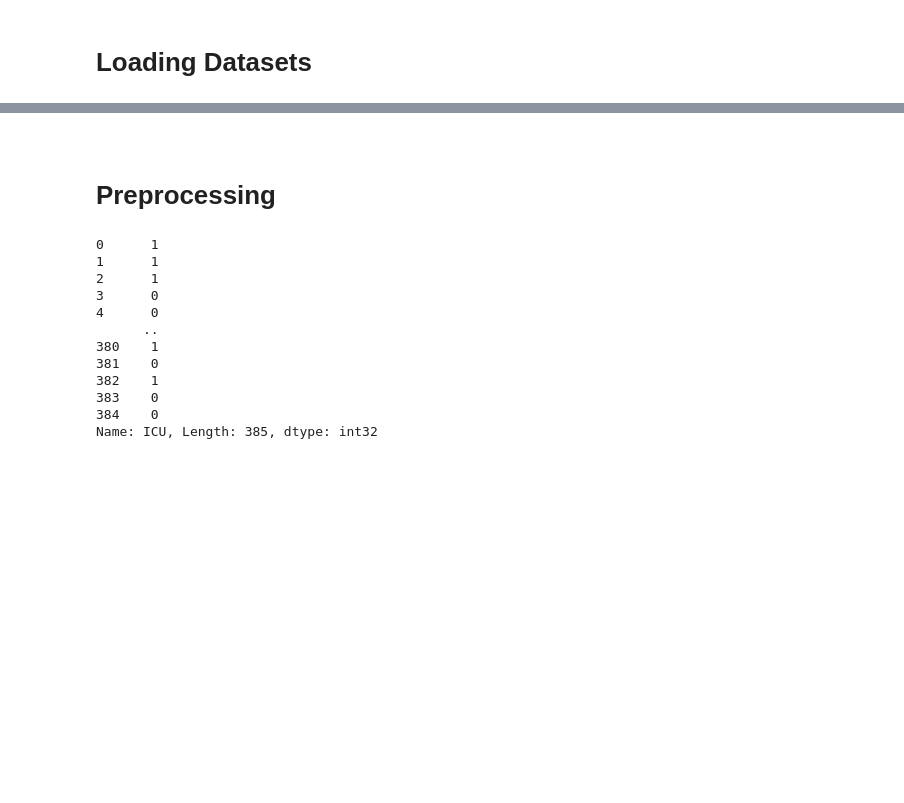
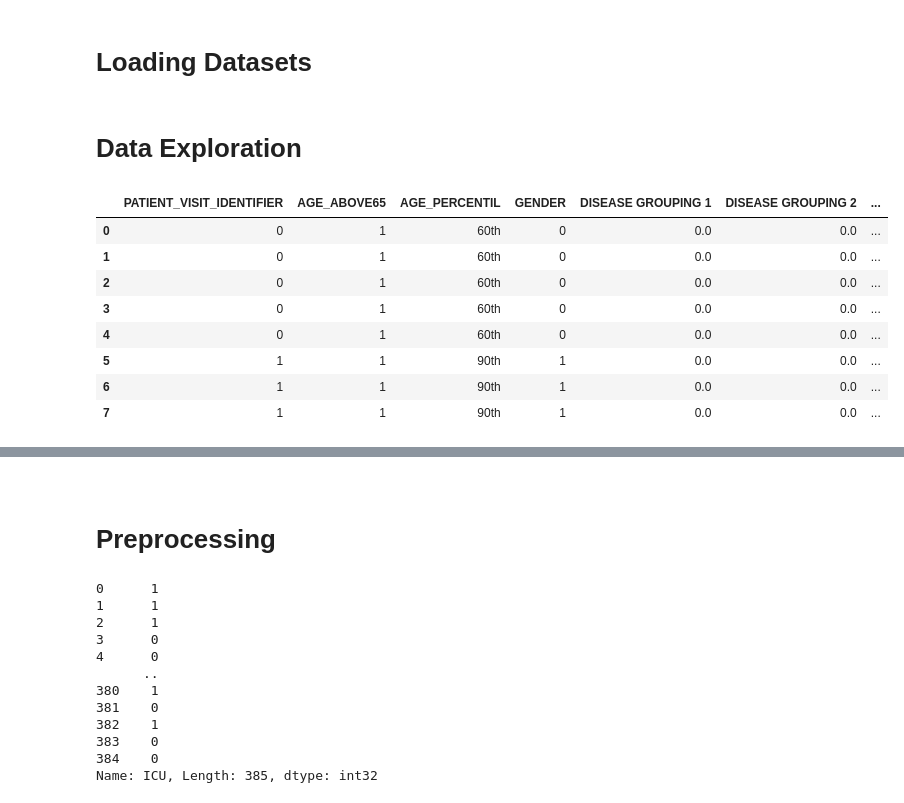
Before and after one commit to MetisPrometheus/Data-Master-23V, a Jupyter notebook: baseline_model.ipynb, the cells around one changed output, grey strips where cells are left out. Drawn from its saved outputs; the diff is of its cells as text; code cells hidden in the pictures; blank space fills up the shorter version.

```diff
--- a/baseline_model.ipynb
+++ b/baseline_model.ipynb
@@ -10,3 +9,17 @@ pd.set_option('display.max_columns',300) # Set Display columns to 300
 # %%
 # Loading datasets
 df = pd.read_excel("icu_prediction.xlsx")
+# %% [markdown]
+# Data Exploration
+# %%
+df.head(8)
+# %% [output]
+|  | PATIENT_VISIT_IDENTIFIER | AGE_ABOVE65 | AGE_PERCENTIL | GENDER | DISEASE GROUPING 1 | DISEASE GROUPING 2 | ... |
+| 0 | 0 | 1 | 60th | 0 | 0.0 | 0.0 | ... |
+| 1 | 0 | 1 | 60th | 0 | 0.0 | 0.0 | ... |
+| 2 | 0 | 1 | 60th | 0 | 0.0 | 0.0 | ... |
+| 3 | 0 | 1 | 60th | 0 | 0.0 | 0.0 | ... |
+| 4 | 0 | 1 | 60th | 0 | 0.0 | 0.0 | ... |
+| 5 | 1 | 1 | 90th | 1 | 0.0 | 0.0 | ... |
+| 6 | 1 | 1 | 90th | 1 | 0.0 | 0.0 | ... |
+| 7 | 1 | 1 | 90th | 1 | 0.0 | 0.0 | ... |
```
Also changed, not shown: parts of 15 cells of this notebook.
